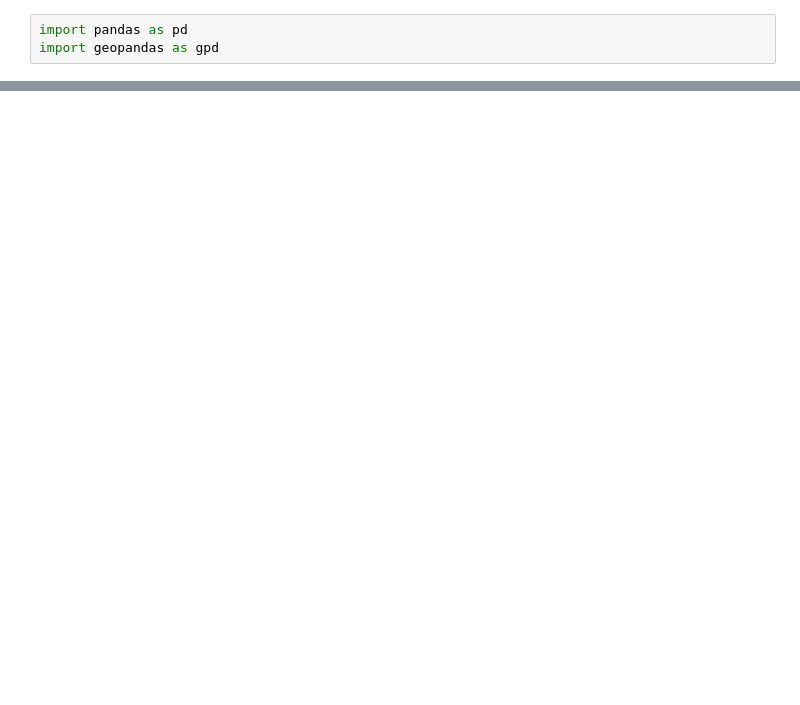
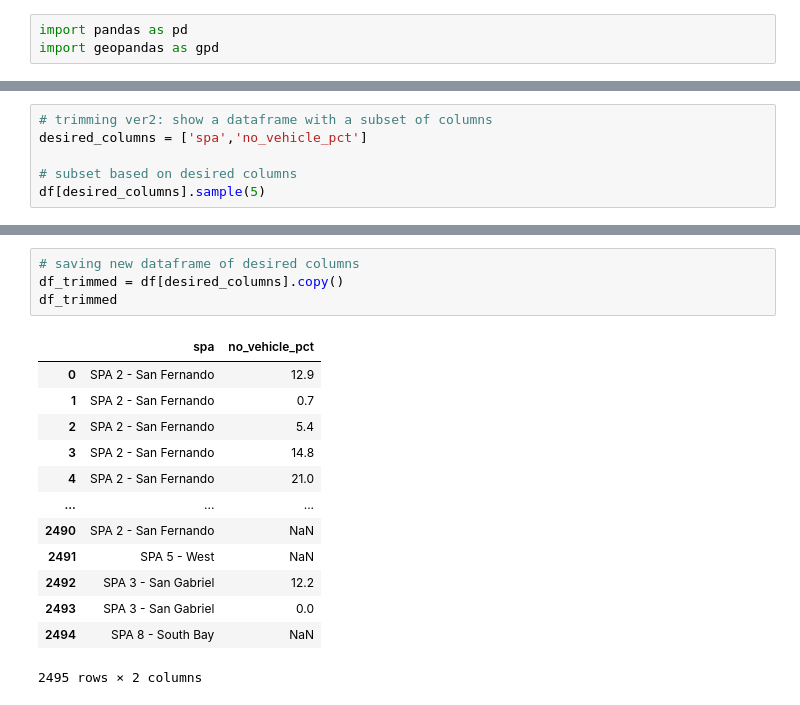
Before and after one commit to tomo-ujikawa/up221-tomohiro, a Jupyter notebook: week02/week2assignment.ipynb, the cells around one changed output, grey strips where cells are left out. Cells and saved outputs as stored; diff of their text form; blank space fills up the shorter version.

```diff
--- a/week02/week2assignment.ipynb
+++ b/week02/week2assignment.ipynb
@@ -68,0 +147,6 @@ Name: count, dtype: int64
+# %%
+# trimming ver2: show a dataframe with a subset of columns
+desired_columns = ['spa','no_vehicle_pct']
+
+# subset based on desired columns
+df[desired_columns].sample(5)
@@ -68,0 +160,18 @@ Name: count, dtype: int64
+# %%
+# saving new dataframe of desired columns
+df_trimmed = df[desired_columns].copy()
+df_trimmed
+# %% [output]
+|  | spa | no_vehicle_pct |
+| 0 | SPA 2 - San Fernando | 12.9 |
+| 1 | SPA 2 - San Fernando | 0.7 |
+| 2 | SPA 2 - San Fernando | 5.4 |
+| 3 | SPA 2 - San Fernando | 14.8 |
+| 4 | SPA 2 - San Fernando | 21.0 |
+| ... | ... | ... |
+| 2490 | SPA 2 - San Fernando | NaN |
+| 2491 | SPA 5 - West | NaN |
+| 2492 | SPA 3 - San Gabriel | 12.2 |
+| 2493 | SPA 3 - San Gabriel | 0.0 |
+| 2494 | SPA 8 - South Bay | NaN |
+2495 rows × 2 columns
```
Also changed, not shown: parts of 24 cells of this notebook, 6 other files.
